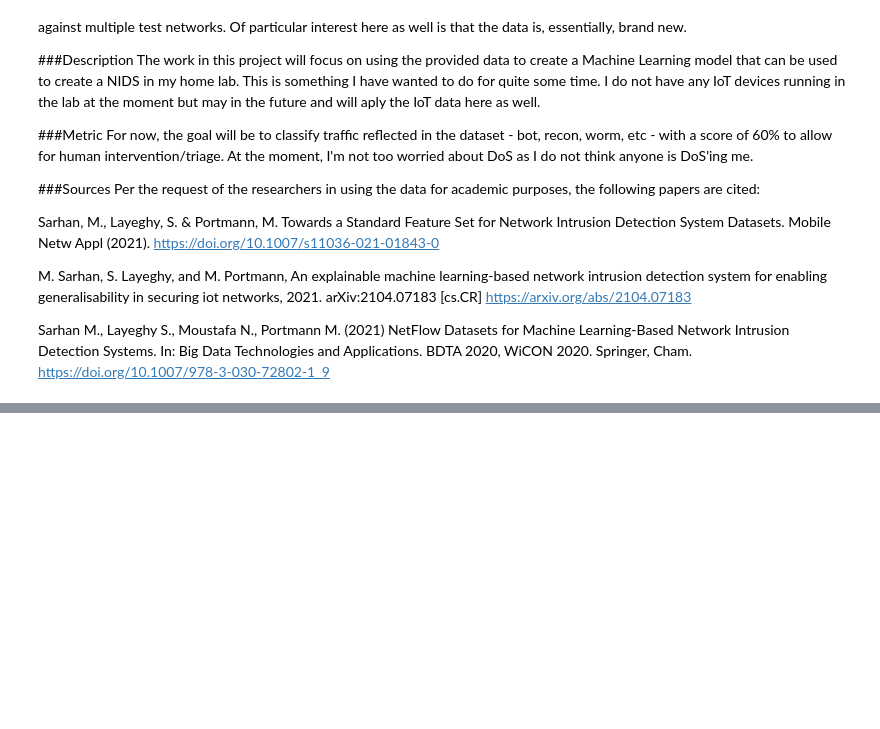
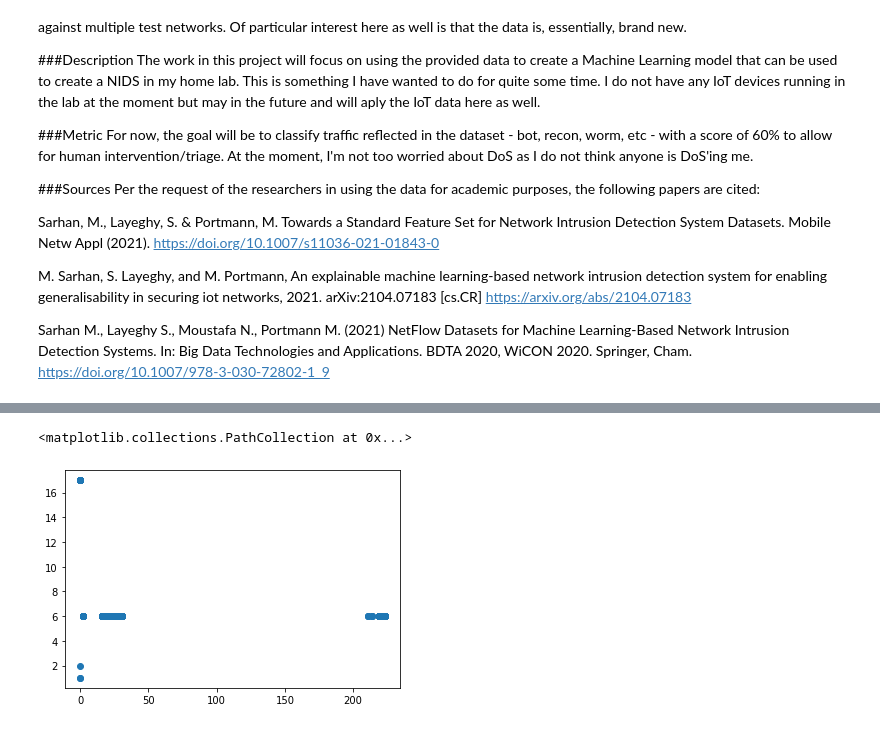
Before and after one commit to vanderbilt-ml/51-boyce-mlproj-NIDS, a Jupyter notebook: NIDS.ipynb, the cells around one changed output, grey strips where cells are left out. Saved outputs shown, nothing was run; the diff lists cells and outputs as text; code cells hidden in the pictures; blank space fills up the shorter version.

```diff
--- a/NIDS.ipynb
+++ b/NIDS.ipynb
@@ -29,0 +191,7 @@ Downloading nfuqnidsv2-network-intrusion-detection-dataset.zip to /root
+# %%
+plt.scatter(x=transactions['TCP_FLAGS'], y=transactions['PROTOCOL'])
+#tcp flag as 0 means not TCP
+#what this shows is that when TCP flags are 0, the corresponding protocol is not TCP(UDP)
+# %% [output]
+<matplotlib.collections.PathCollection at 0x...>
+[figure, added]
```
Also changed, not shown: parts of 11 cells of this notebook.
